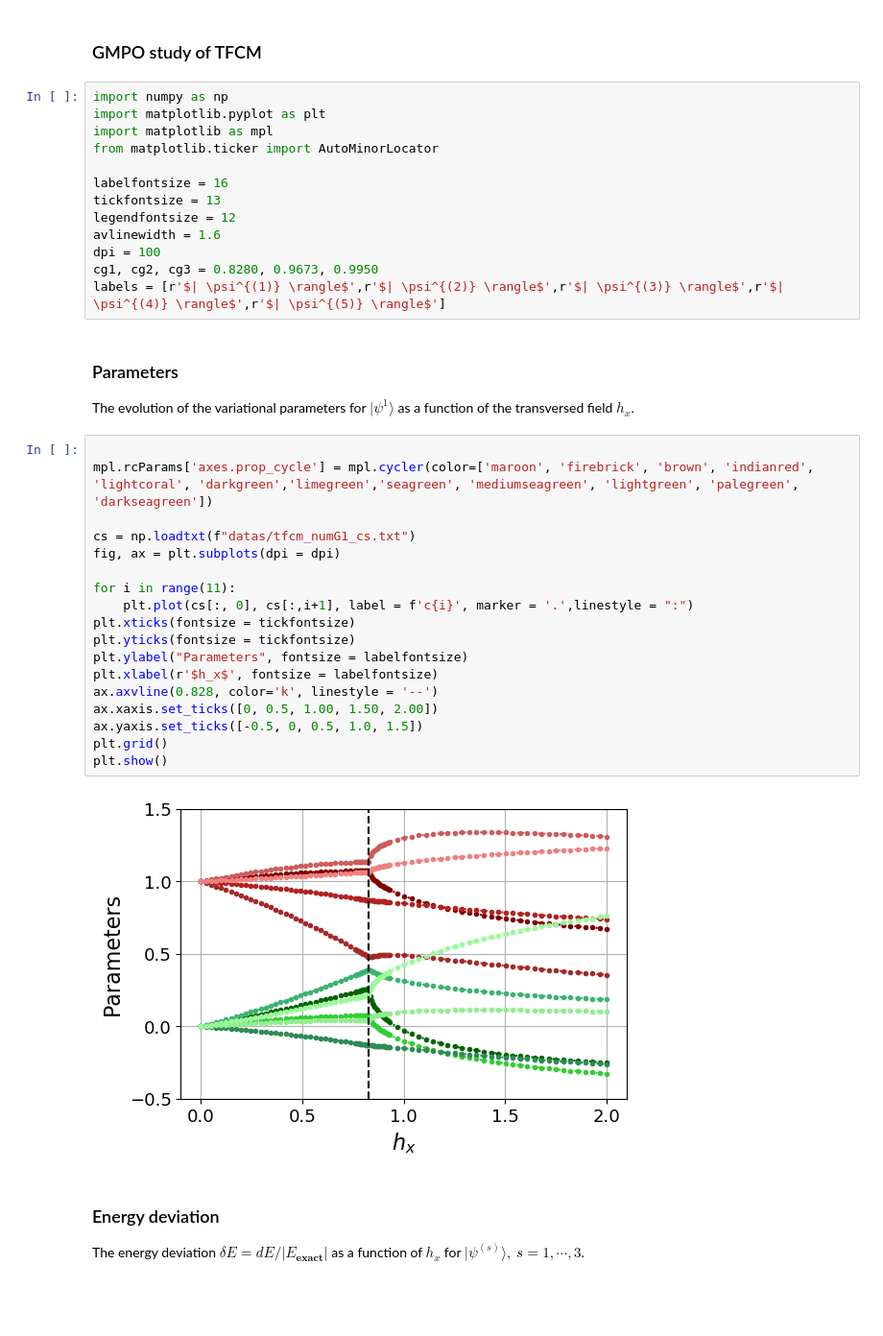
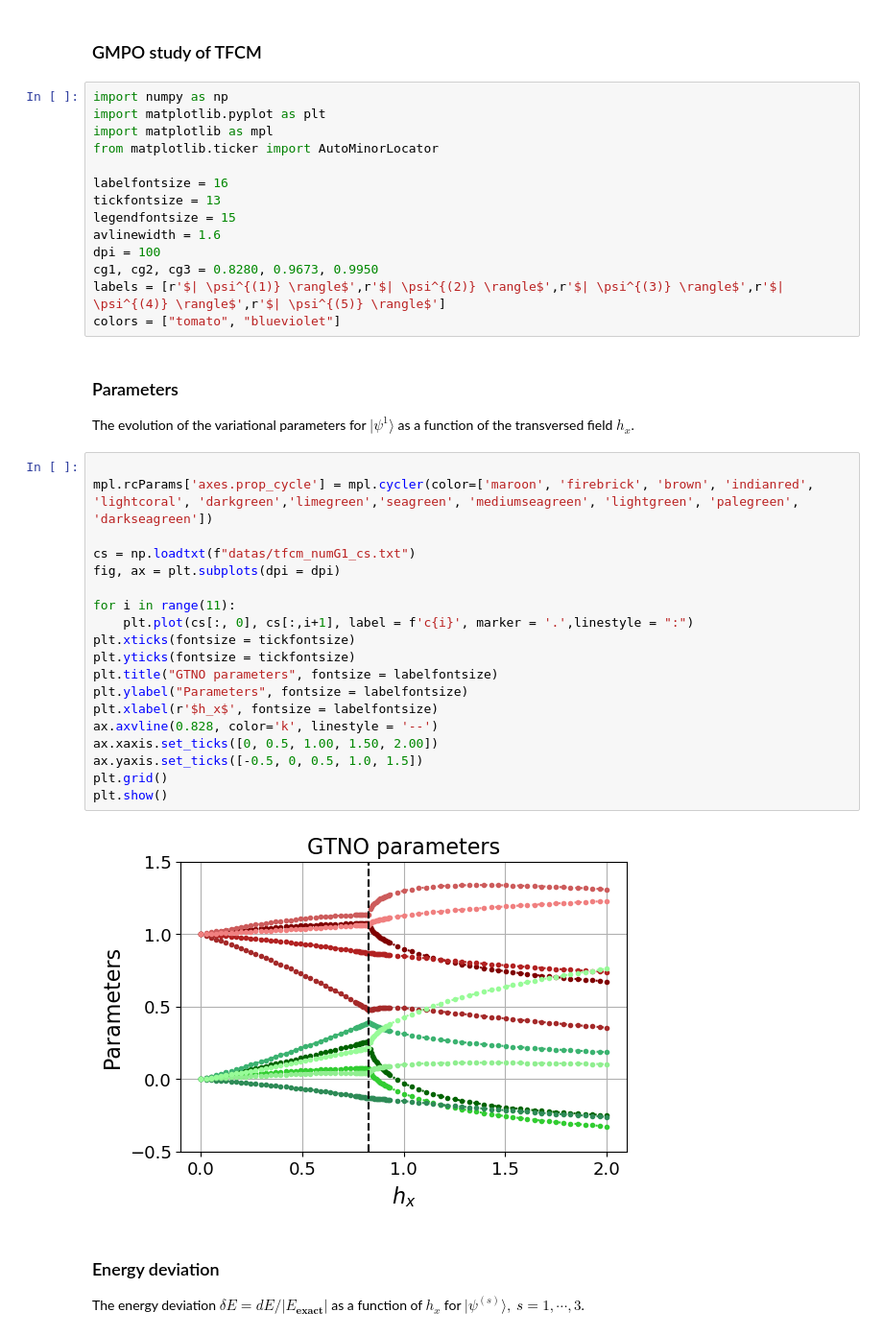
Before and after one commit to j9263178/gtno1D, a Jupyter notebook: tfcm_plots.ipynb, the cells around one changed output. Shown at 96% size. Cells and saved outputs as stored; diff of their text form; blank space fills up the shorter version.

```diff
--- a/tfcm_plots.ipynb
+++ b/tfcm_plots.ipynb
@@ -8,34 +8,36 @@ from matplotlib.ticker import AutoMinorLocator
 
 labelfontsize = 16
 tickfontsize = 13
-legendfontsize = 12
+legendfontsize = 15
 avlinewidth = 1.6
 dpi = 100
 cg1, cg2, cg3 = 0.8280, 0.9673, 0.9950
 labels = [r'$| \psi^{(1)} \rangle$',r'$| \psi^{(2)} \rangle$',r'$| \psi^{(3)} \rangle$',r'$| \psi^{(4)} \rangle$',r'$| \psi^{(5)} \rangle$']
+colors = ["tomato", "blueviolet"]
 # %% [markdown]
 ### Parameters
 The evolution of the variational parameters for $|\psi^{1} \rangle$ as a function of the transversed field $h_x$.
 # %%
 
 mpl.rcParams['axes.prop_cycle'] = mpl.cycler(color=['maroon', 'firebrick', 'brown', 'indianred', 'lightcoral', 'darkgreen','limegreen','seagreen', 'mediumseagreen', 'lightgreen', 'palegreen', 'darkseagreen'])
 
 cs = np.loadtxt(f"datas/tfcm_numG1_cs.txt")
 fig, ax = plt.subplots(dpi = dpi)
 
 for i in range(11):
     plt.plot(cs[:, 0], cs[:,i+1], label = f'c{i}', marker = '.',linestyle = ":")
 plt.xticks(fontsize = tickfontsize)
 plt.yticks(fontsize = tickfontsize)
+plt.title("GTNO parameters", fontsize = labelfontsize)
 plt.ylabel("Parameters", fontsize = labelfontsize)
 plt.xlabel(r'$h_x$', fontsize = labelfontsize)
 ax.axvline(0.828, color='k', linestyle = '--')
 ax.xaxis.set_ticks([0, 0.5, 1.00, 1.50, 2.00])
 ax.yaxis.set_ticks([-0.5, 0, 0.5, 1.0, 1.5])
 plt.grid()
 plt.show()
 # %% [output]
-[figure, old version]
+[figure, new version]
 # %% [markdown]
 ### Energy deviation
 The energy deviation $\delta E = dE/|E_{\textbf{exact}}|$ as a function of $h_x$ for $|\psi^{(s)}\rangle,\ s = 1,\cdots,3$.
```
Also changed, not shown: parts of 2 cells of this notebook, 14 other files.
